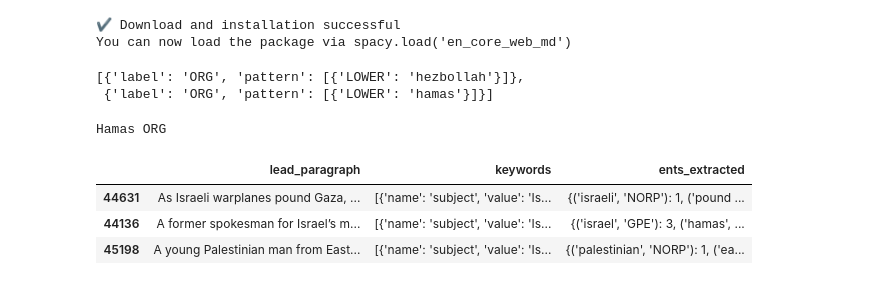
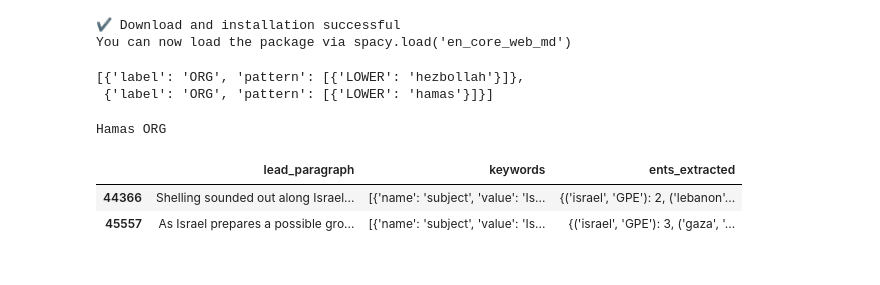
Before and after one commit to pfyeh1/ner_nyt, a Jupyter notebook: eda_orgs_nytimes.ipynb, the cells around one changed output. Saved outputs shown, nothing was run; the diff lists cells and outputs as text; code cells hidden in the pictures.

```diff
--- a/eda_orgs_nytimes.ipynb
+++ b/eda_orgs_nytimes.ipynb
@@ -192,31 +168,22 @@ Hamas ORG
 #nlp.add_pipe(ruler, before = "ner")
 # %%
 # function
-def extract_named_ents3(text):
+def extract_named_ents(text):
   "use spacy to extract GPEs"
   ent_labels = ["GPE", "NORP", "ORG"]
   doc = nlp(text)
   items = [(x.text, x.label_) for x in doc.ents if x.label_ in ent_labels] # use to get NORP and GPE
   items_counter = Counter(items)#.most_common(10)
   return items_counter
-
-def extract_named_ents2(text):
-  "use spacy to extract GPEs"
-  ent_labels = ["GPE", "NORP", "ORG"]
-  doc = nlp(text)
-  items = [(x.text, x.label_) for x in doc.ents if x.label_ in ent_labels] # use to get specified labels
-  #items = [(x.text, x.label_) for x in doc.ents] # use to get all ents
-  return items
 # %%
 # instaniate tqdm
 tqdm.pandas()
 # %%
 # apply extraction function
-df2['ents_extracted'] = df2['lead_paragraph'].str.lower().progress_apply(extract_named_ents3)
+df2['ents_extracted'] = df2['lead_paragraph'].str.lower().progress_apply(extract_named_ents)
 # %%
-df2[['lead_paragraph', 'keywords', 'ents_extracted']].sample(n=3)
+df2.loc[df2['lead_paragraph'].str.contains(r'hezbollah', case = False, na = False)][['lead_paragraph','keywords', 'ents_extracted']].sample(n=2)
 # %% [output]
 |  | lead_paragraph | keywords | ents_extracted |
-| 44631 | As Israeli warplanes pound Gaza, ... | [{'name': 'subject', 'value': 'Is... | {('israeli', 'NORP'): 1, ('pound ... |
-| 44136 | A former spokesman for Israel’s m... | [{'name': 'subject', 'value': 'Is... | {('israel', 'GPE'): 3, ('hamas', ... |
-| 45198 | A young Palestinian man from East... | [{'name': 'subject', 'value': 'Is... | {('palestinian', 'NORP'): 1, ('ea... |
+| 44366 | Shelling sounded out along Israel... | [{'name': 'subject', 'value': 'Is... | {('israel', 'GPE'): 2, ('lebanon'... |
+| 45557 | As Israel prepares a possible gro... | [{'name': 'subject', 'value': 'Is... | {('israel', 'GPE'): 3, ('gaza', '... |
```
Also changed, not shown: parts of 47 cells of this notebook.
